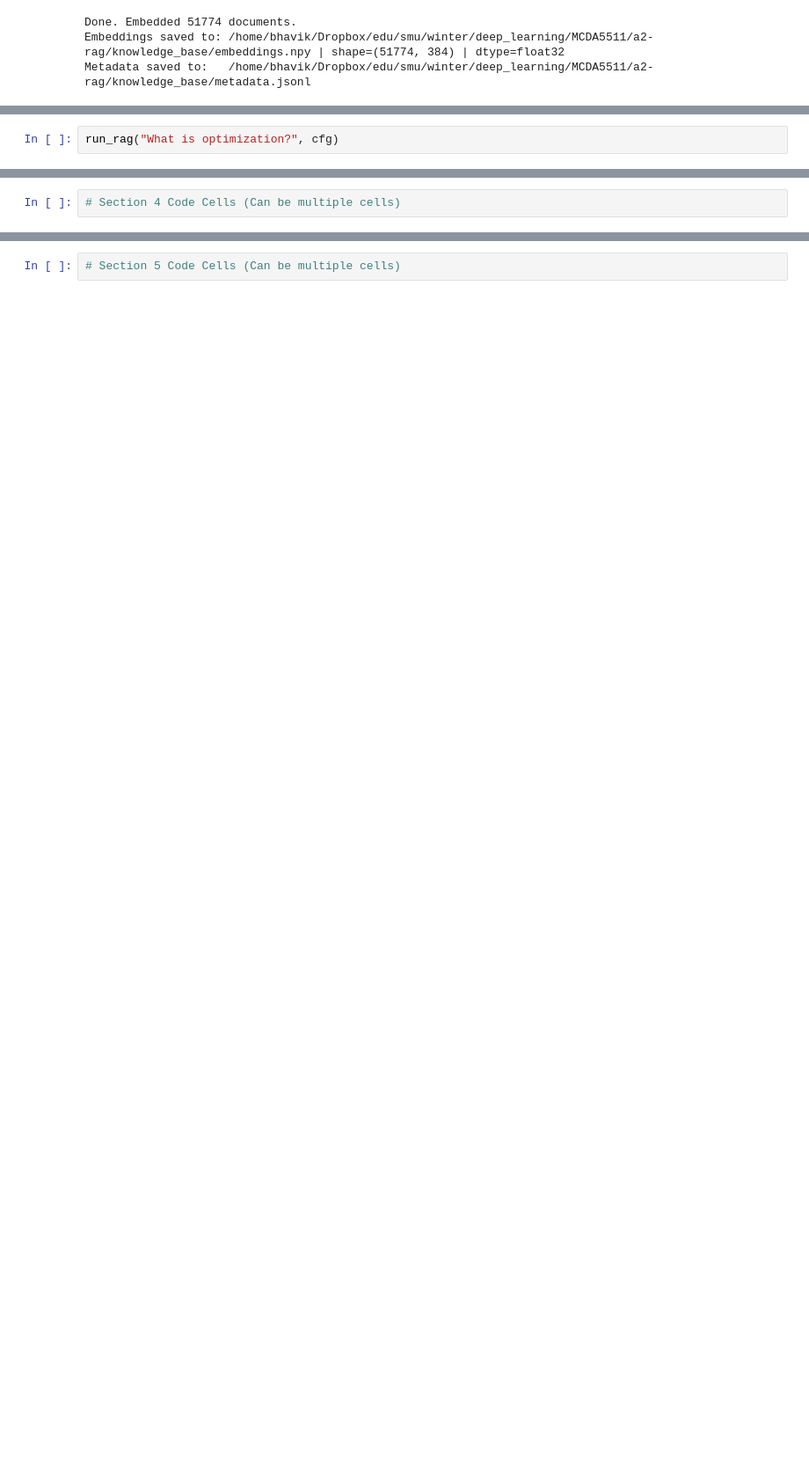
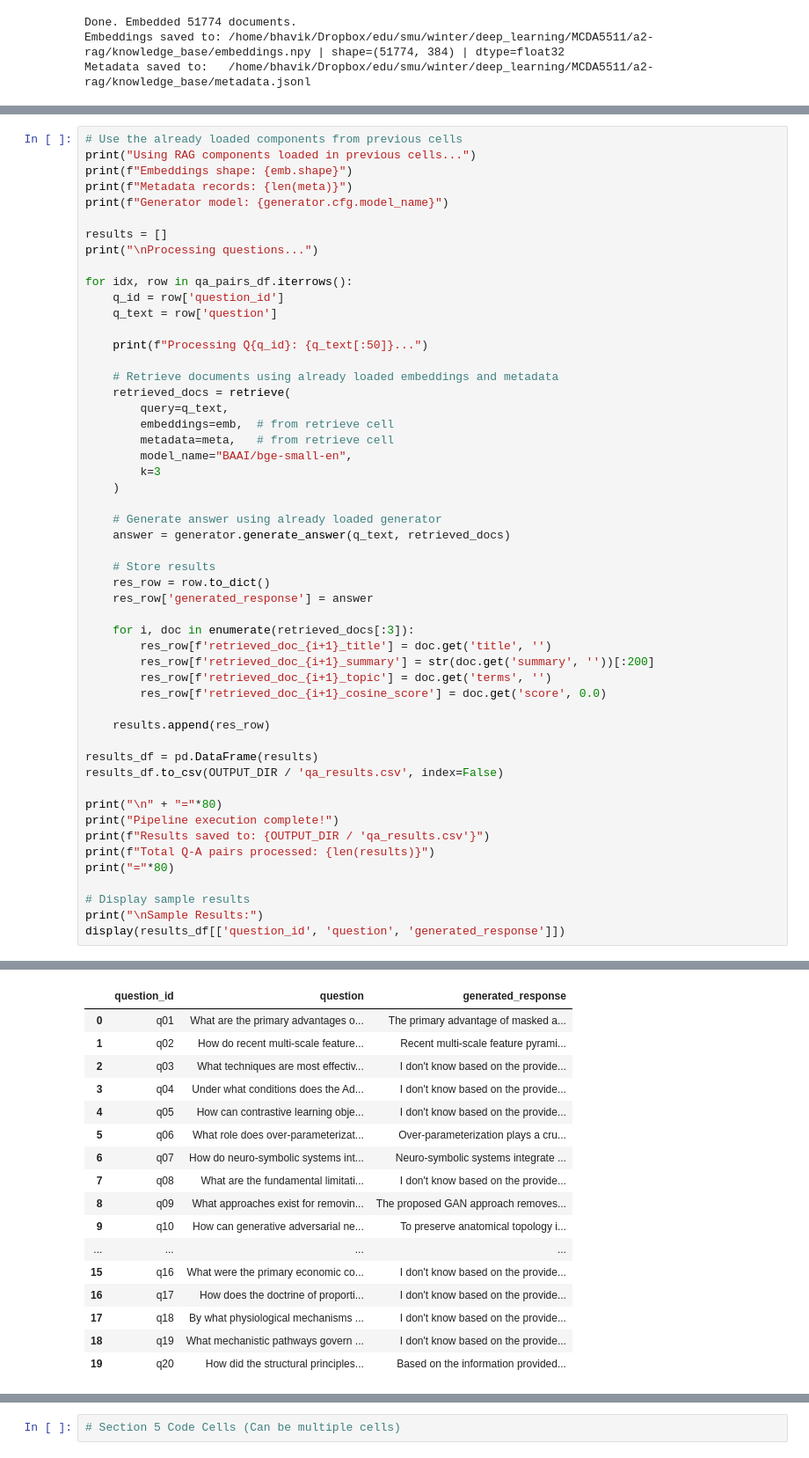
Before and after one commit to bhavik-knight/5511-a2-rag, a Jupyter notebook: rag.ipynb, the cells around one changed output, grey strips where cells are left out. Shown at 88% size. Drawn from its saved outputs; the diff is of its cells as text; blank space fills up the shorter version.

```diff
--- a/rag.ipynb
+++ b/rag.ipynb
@@ -1275,2 +878,0 @@ Machine learning is a field of computer science that involves developing algorit
-# %%
-run_rag("What is optimization?", cfg)
@@ -1316,2 +1316,53 @@ are. Can you find an instance where retrieval failed due to one or more of these
 # %%
-# Section 4 Code Cells (Can be multiple cells)
+# Use the already loaded components from previous cells
+print("Using RAG components loaded in previous cells...")
+print(f"Embeddings shape: {emb.shape}")
+print(f"Metadata records: {len(meta)}")
+print(f"Generator model: {generator.cfg.model_name}")
+
+results = []
+print("\nProcessing questions...")
+
+for idx, row in qa_pairs_df.iterrows():
+    q_id = row['question_id']
+    q_text = row['question']
+
+    print(f"Processing Q{q_id}: {q_text[:50]}...")
+
+    # Retrieve documents using already loaded embeddings and metadata
+    retrieved_docs = retrieve(
+        query=q_text,
+        embeddings=emb,  # from retrieve cell
+        metadata=meta,   # from retrieve cell
+        model_name="BAAI/bge-small-en",
+        k=3
+    )
+
+    # Generate answer using already loaded generator
+    answer = generator.generate_answer(q_text, retrieved_docs)
+
+    # Store results
+    res_row = row.to_dict()
+    res_row['generated_response'] = answer
+
+    for i, doc in enumerate(retrieved_docs[:3]):
+        res_row[f'retrieved_doc_{i+1}_title'] = doc.get('title', '')
+        res_row[f'retrieved_doc_{i+1}_summary'] = str(doc.get('summary', ''))[:200]
+        res_row[f'retrieved_doc_{i+1}_topic'] = doc.get('terms', '')
+        res_row[f'retrieved_doc_{i+1}_cosine_score'] = doc.get('score', 0.0)
+
+    results.append(res_row)
+
+results_df = pd.DataFrame(results)
+results_df.to_csv(OUTPUT_DIR / 'qa_results.csv', index=False)
+
+print("\n" + "="*80)
+print("Pipeline execution complete!")
+print(f"Results saved to: {OUTPUT_DIR / 'qa_results.csv'}")
+print(f"Total Q-A pairs processed: {len(results)}")
+print("="*80)
+
+# Display sample results
+print("\nSample Results:")
+display(results_df[['question_id', 'question', 'generated_response']])
+# %% [output]
@@ -1317,0 +1386,17 @@ are. Can you find an instance where retrieval failed due to one or more of these
+|  | question_id | question | generated_response |
+| 0 | q01 | What are the primary advantages o... | The primary advantage of masked a... |
+| 1 | q02 | How do recent multi-scale feature... | Recent multi-scale feature pyrami... |
+| 2 | q03 | What techniques are most effectiv... | I don't know based on the provide... |
+| 3 | q04 | Under what conditions does the Ad... | I don't know based on the provide... |
+| 4 | q05 | How can contrastive learning obje... | I don't know based on the provide... |
+| 5 | q06 | What role does over-parameterizat... | Over-parameterization plays a cru... |
+| 6 | q07 | How do neuro-symbolic systems int... | Neuro-symbolic systems integrate ... |
+| 7 | q08 | What are the fundamental limitati... | I don't know based on the provide... |
+| 8 | q09 | What approaches exist for removin... | The proposed GAN approach removes... |
+| 9 | q10 | How can generative adversarial ne... | To preserve anatomical topology i... |
+| ... | ... | ... | ... |
+| 15 | q16 | What were the primary economic co... | I don't know based on the provide... |
+| 16 | q17 | How does the doctrine of proporti... | I don't know based on the provide... |
+| 17 | q18 | By what physiological mechanisms ... | I don't know based on the provide... |
+| 18 | q19 | What mechanistic pathways govern ... | I don't know based on the provide... |
+| 19 | q20 | How did the structural principles... | Based on the information provided... |
```
Also changed, not shown: parts of 33 cells of this notebook, 1 other file.
